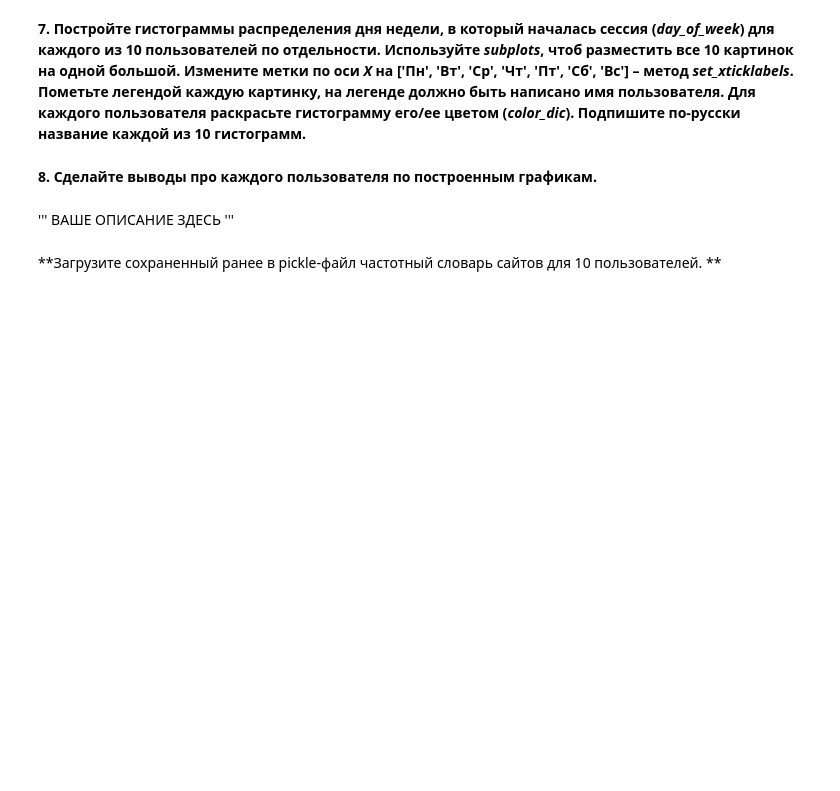
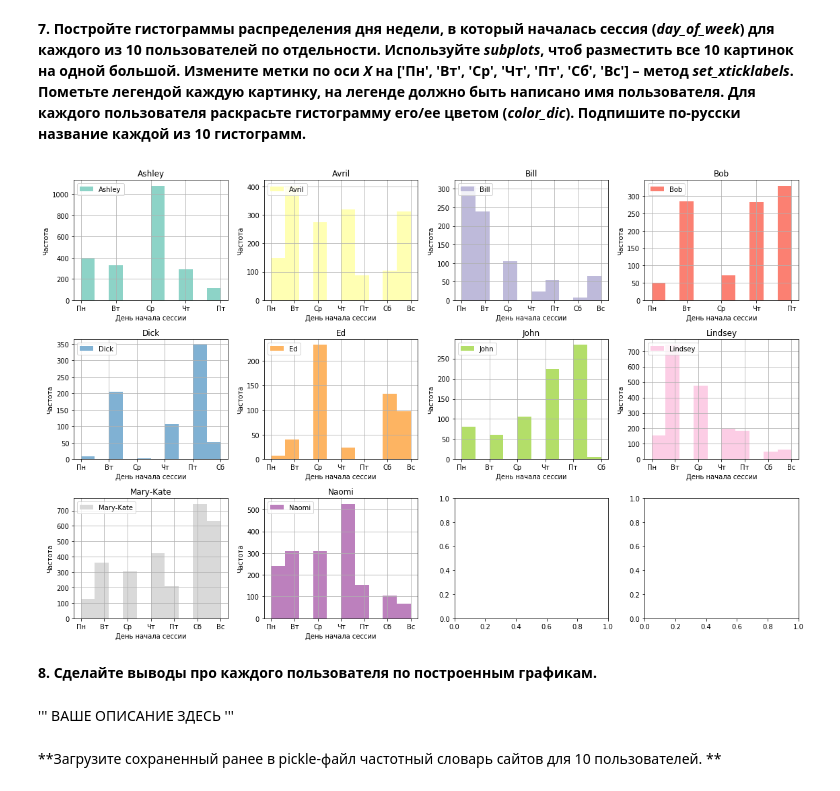
Before and after one commit to dmitrymoshkin/MFTI_Yandex_DA_specialisation, a Jupyter notebook: 6 course/week3_visual_analysis_and_fe.ipynb, the cells around one changed output. Saved outputs shown, nothing was run; the diff lists cells and outputs as text; code cells hidden in the pictures; blank space fills up the shorter version.

```diff
--- a/6 course/week3_visual_analysis_and_fe.ipynb
+++ b/6 course/week3_visual_analysis_and_fe.ipynb
@@ -357,11 +379,20 @@ train_data_10users['day_of_week'] ''' ВАШ КОД ЗДЕСЬ '''
 # %% [markdown]
 **7. Постройте гистограммы распределения дня недели, в который началась сессия (*day_of_week*) для каждого из 10 пользователей по отдельности. Используйте *subplots*, чтоб разместить все 10 картинок на одной большой. Измените метки по оси *X* на ['Пн', 'Вт', 'Ср', 'Чт', 'Пт', 'Сб', 'Вс'] – метод *set_xticklabels*. Пометьте легендой каждую картинку, на легенде должно быть написано имя пользователя. Для каждого пользователя раскрасьте гистограмму его/ее цветом (*color_dic*). Подпишите по-русски название каждой из 10 гистограмм.**
-# %%
-fig, axes = plt.subplots(nrows=3, ncols=4, figsize=(16, 10))
-
-# как вариант, можно и по-другому
-for idx, (user, sub_df) in  enumerate(pd.groupby(train_data_10users, 'user_id')):
-     ''' ВАШ КОД ЗДЕСЬ '''
+# %%
+x = [0, 'Пн', 'Вт', 'Ср', 'Чт', 'Пт', 'Сб', 'Вс']
+cm = plt.cm.get_cmap('Set3')
+fig, axes = plt.subplots(nrows=3, ncols=4, figsize=(16, 10))
+for idx, user_name in enumerate(np.unique(train_data_10users.target.values)):
+    plot = train_data_10users['day_of_week'][train_data_10users.target == user_name].hist(
+        ax=axes[idx // 4, idx % 4], color=cm(idx))
+    plot.set_xlabel('День начала сессии')
+    plot.set_ylabel('Частота')
+    plot.set_title(user_name)
+    plot.legend((user_name,), loc="upper left")
+    plot.set_xticklabels(x);
+plt.tight_layout()
+# %% [output]
+[figure, added]
 # %% [markdown]
 **8. Сделайте выводы про каждого пользователя по построенным графикам.**
 # %% [markdown]
```
Also changed, not shown: parts of 16 cells of this notebook.
